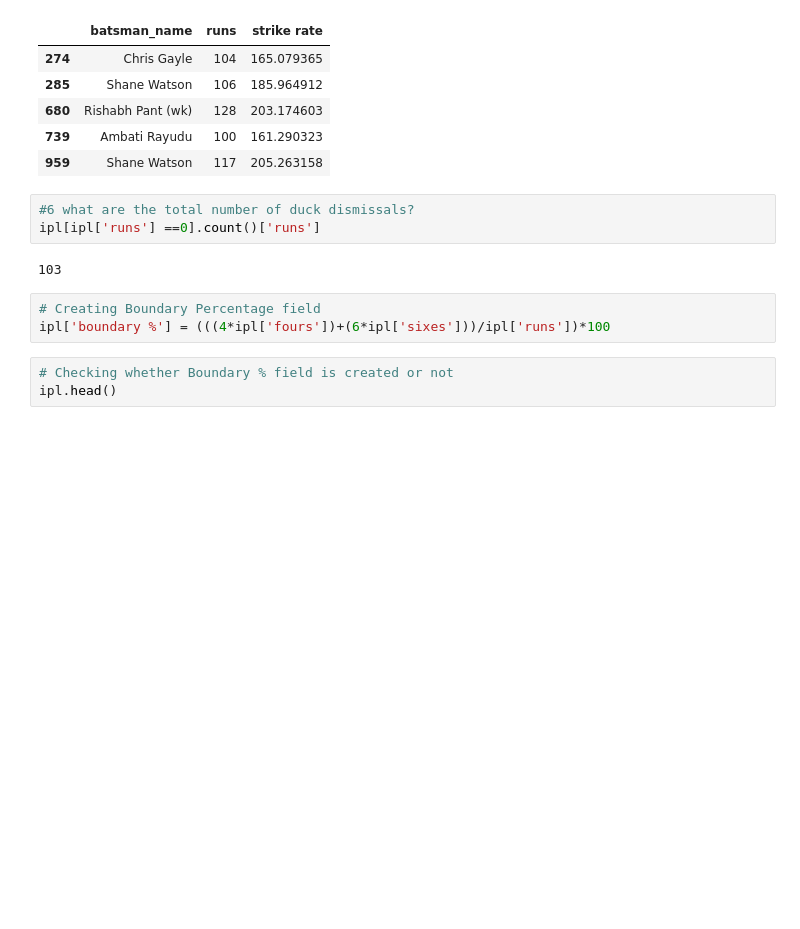
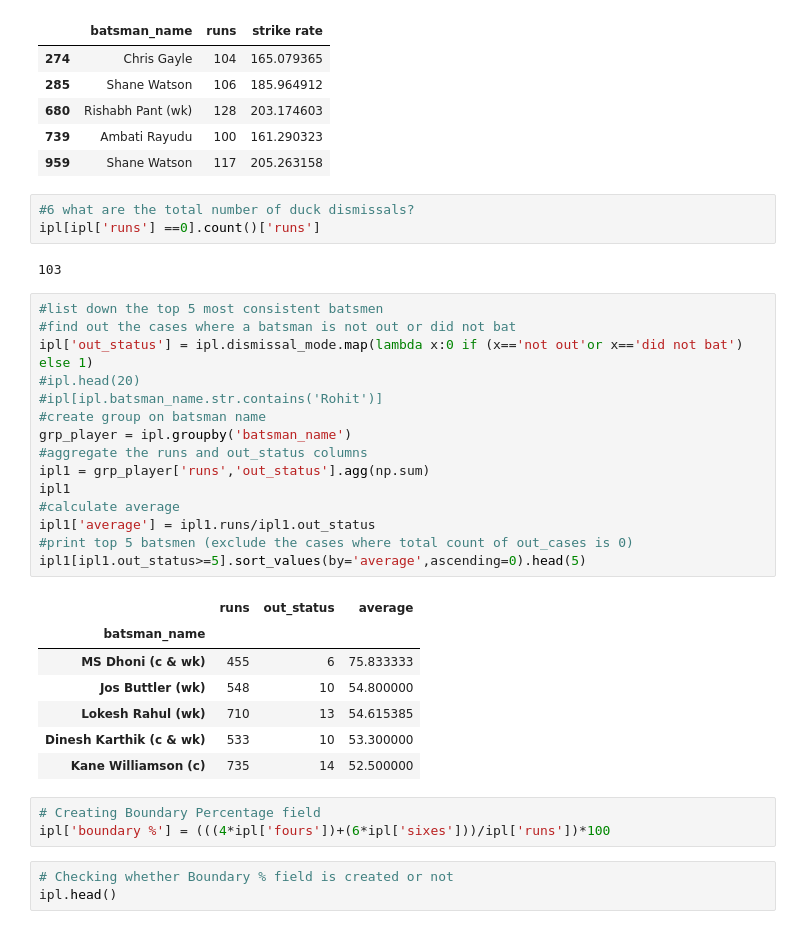
Before and after one commit to ravikiran236/-Pandas-Exercise, a Jupyter notebook: IPL_Problem.ipynb, the cells around one changed output. Cells and saved outputs as stored; diff of their text form; blank space fills up the shorter version.

```diff
--- a/IPL_Problem.ipynb
+++ b/IPL_Problem.ipynb
@@ -55,6 +56,29 @@ ipl[['batsman_name', 'runs', 'strike rate']][ipl['runs']>= 100]
 ipl[ipl['runs'] ==0].count()['runs']
 # %% [output]
 103
+# %%
+#list down the top 5 most consistent batsmen
+#find out the cases where a batsman is not out or did not bat
+ipl['out_status'] = ipl.dismissal_mode.map(lambda x:0 if (x=='not out'or x=='did not bat') else 1)
+#ipl.head(20)
+#ipl[ipl.batsman_name.str.contains('Rohit')]
+#create group on batsman name
+grp_player = ipl.groupby('batsman_name')
+#aggregate the runs and out_status columns
+ipl1 = grp_player['runs','out_status'].agg(np.sum)
+ipl1
+#calculate average
+ipl1['average'] = ipl1.runs/ipl1.out_status
+#print top 5 batsmen (exclude the cases where total count of out_cases is 0)
+ipl1[ipl1.out_status>=5].sort_values(by='average',ascending=0).head(5)
+# %% [output]
+|  | runs | out_status | average |
+| batsman_name |  |  |  |
+| MS Dhoni (c & wk) | 455 | 6 | 75.833333 |
+| Jos Buttler (wk) | 548 | 10 | 54.800000 |
+| Lokesh Rahul (wk) | 710 | 13 | 54.615385 |
+| Dinesh Karthik (c & wk) | 533 | 10 | 53.300000 |
+| Kane Williamson (c) | 735 | 14 | 52.500000 |
 # %%
 # Creating Boundary Percentage field
 ipl['boundary %'] = (((4*ipl['fours'])+(6*ipl['sixes']))/ipl['runs'])*100
```
Also changed, not shown: parts of 3 cells of this notebook.
